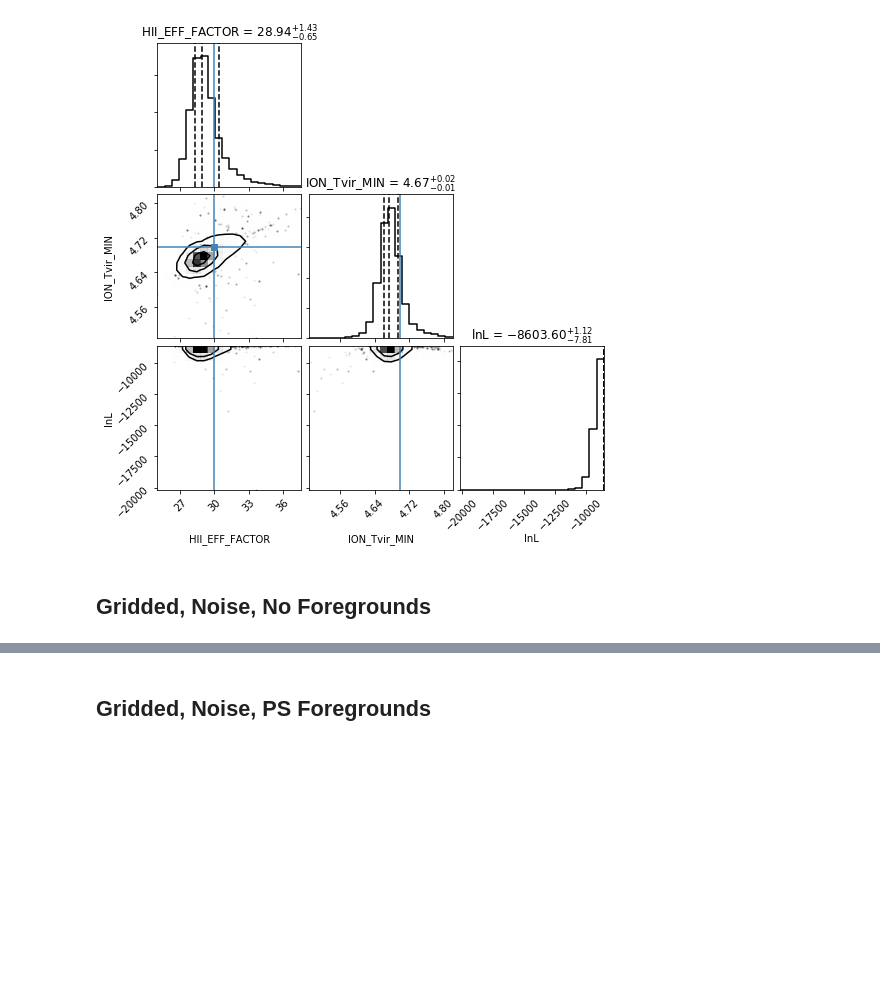
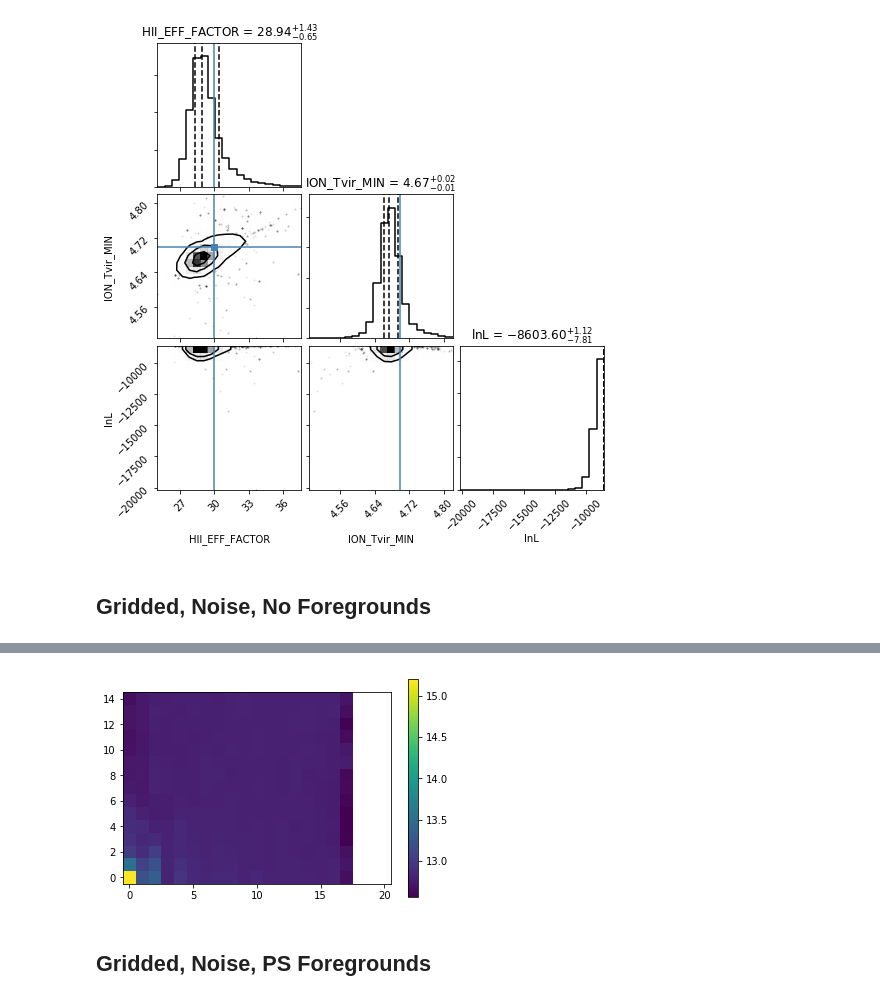
Before and after one commit to BellaNasirudin/py21cmmc_fg, a Jupyter notebook: devel/test_series/visualising_results.ipynb, the cells around one changed output, grey strips where cells are left out. Drawn from its saved outputs; the diff is of its cells as text; code cells hidden in the pictures; blank space fills up the shorter version.

Commit message:
plot script for test series

```diff
--- a/devel/test_series/visualising_results.ipynb
+++ b/devel/test_series/visualising_results.ipynb
@@ -144,3 +146,10 @@ AttributeError: No iterations performed for this run.
+# %%
+data = dict(data)
+# %%
+plt.imshow(np.log10(data['p_signal'].T), origin='lower')
+plt.colorbar();
+# %% [output]
+[figure, added]
 # %% [markdown]
 ## Gridded, Noise, PS Foregrounds
 # %%
```
Also changed, not shown: parts of 2 cells of this notebook, 1 other file.
